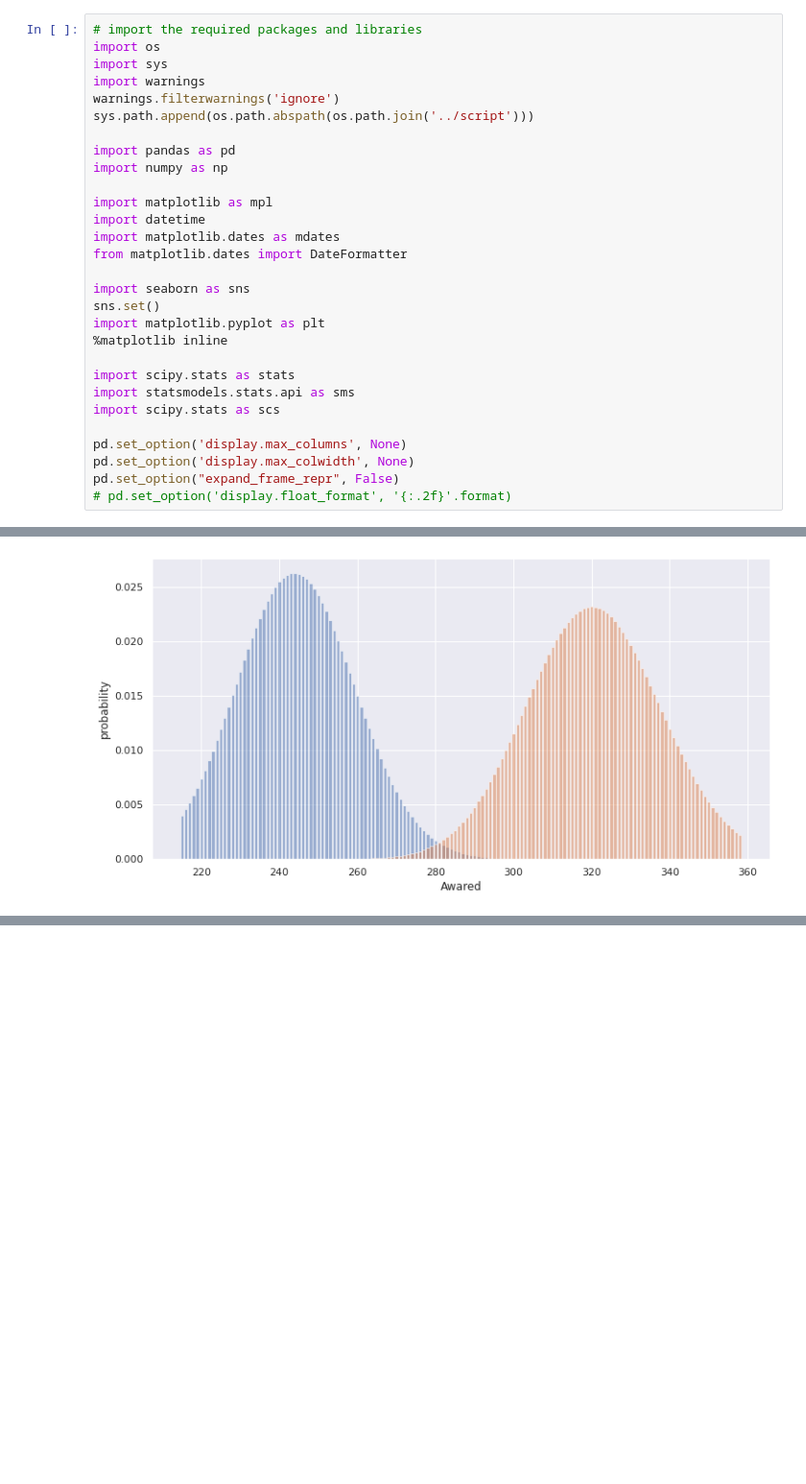
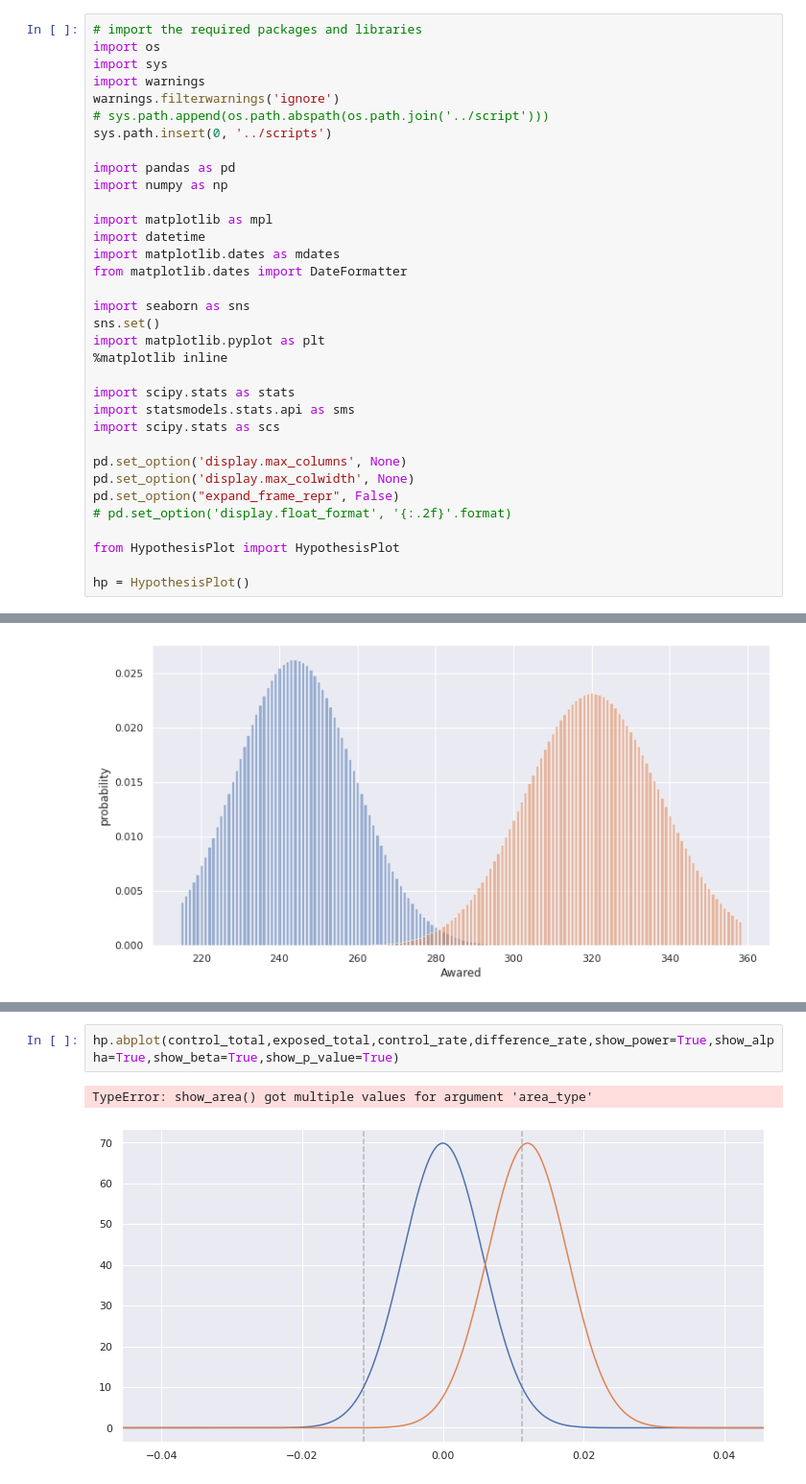
Before and after one commit to 10Academy-B6-W2/Smart-Ads-campaign-performance-analysis, a Jupyter notebook: notebooks/2_classic_AB_testing.ipynb, the cells around one changed output, grey strips where cells are left out. Shown at 96% size. Cells and saved outputs as stored; diff of their text form; blank space fills up the shorter version.

Commit message:
test the hypothesis

```diff
--- a/notebooks/2_classic_AB_testing.ipynb
+++ b/notebooks/2_classic_AB_testing.ipynb
@@ -44,7 +44,8 @@ import os
 import sys
 import warnings
 warnings.filterwarnings('ignore')
-sys.path.append(os.path.abspath(os.path.join('../script')))
+# sys.path.append(os.path.abspath(os.path.join('../script')))
+sys.path.insert(0, '../scripts')
 
 import pandas as pd
 import numpy as np
@@ -67,6 +68,10 @@ pd.set_option('display.max_columns', None)
 pd.set_option('display.max_colwidth', None)
 pd.set_option("expand_frame_repr", False)
 # pd.set_option('display.float_format', '{:.2f}'.format)
+
+from HypothesisPlot import HypothesisPlot
+
+hp = HypothesisPlot()
 # %%
 # load the dataset
 df = pd.read_csv("../data/AdSmartABdata.csv")
@@ -228,0 +241,5 @@ Text(0, 0.5, 'probability')
+# %%
+hp.abplot(control_total,exposed_total,control_rate,difference_rate,show_power=True,show_alpha=True,show_beta=True,show_p_value=True)
+# %% [output]
+TypeError: show_area() got multiple values for argument 'area_type'
+[figure, added]
```
Also changed, not shown: parts of 10 cells of this notebook.
